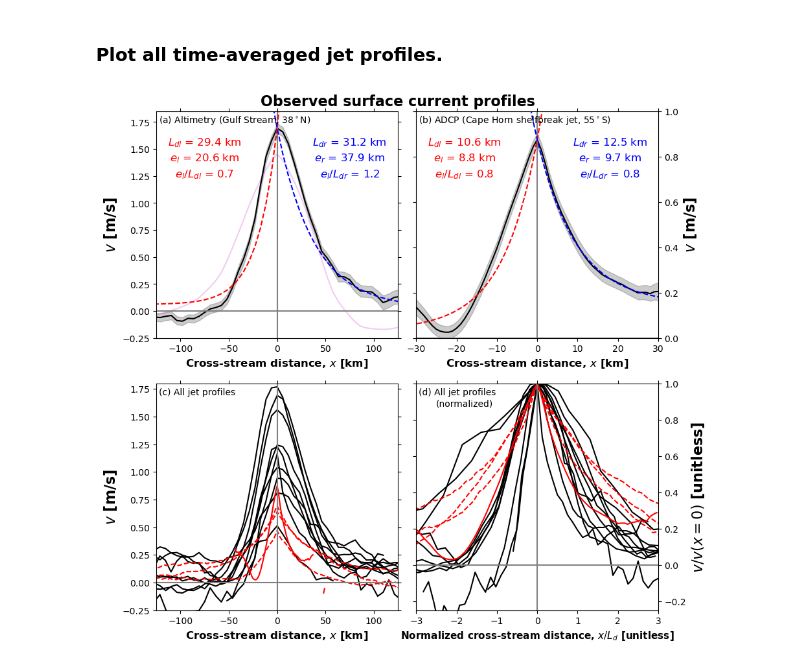
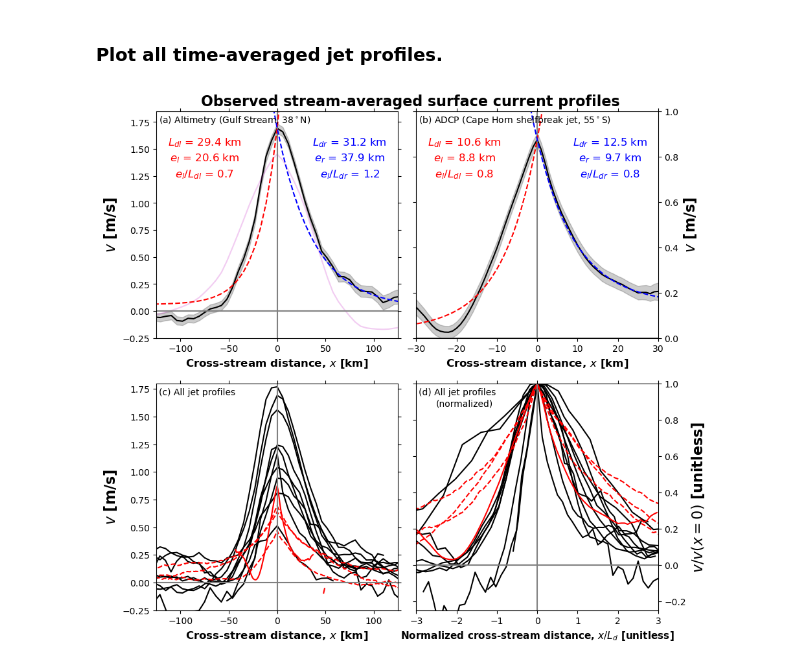
Before and after one commit to apaloczy/SurfaceOceanJets, a Jupyter notebook: plot_figs/fig02/fig02.ipynb, the cells around one changed output. Cells and saved outputs as stored; diff of their text form; code cells hidden in the pictures.

Commit message:
Updates Fig 2 title

```diff
--- a/plot_figs/fig02/fig02.ipynb
+++ b/plot_figs/fig02/fig02.ipynb
@@ -136,34 +136,34 @@ ax1.set_xlim(-xclip, xclip)
 ax1.set_ylim(minuclip, 1.85)
 ax2.set_xlim(-xclip2, xclip2)
 ax2.set_ylim(0, 1.0)
 ax3.set_xlim(-xclip, xclip)
 ax3.set_ylim(minuclip, 1.8)
 ax4.set_xlim(-3, 3)
 ax4.set_ylim(minuclip, 1)
 ax3.axhline(color="gray", linestyle="solid")
 ax3.axvline(color="gray", linestyle="solid")
 ax4.axhline(color="gray", linestyle="solid")
 ax4.axvline(color="gray", linestyle="solid")
 ax1.tick_params(bottom=True, top=True, left=True, right=True)
 ax3.tick_params(bottom=True, top=True, left=True, right=True)
 ax2.tick_params(bottom=True, top=True, left=True, right=True, labelleft=False, labelright=True)
 ax4.tick_params(bottom=True, top=True, left=True, right=True, labelleft=False, labelright=True)
 ax2.yaxis.set_label_position("right"); ax4.yaxis.set_label_position("right")
 ax3.set_xlabel(xlabel, fontsize=12, fontweight="black")
 ax3.set_ylabel("$v$ [m/s]", fontsize=16, fontweight="black")
 ax4.set_xlabel("Normalized cross-stream distance, $x/L_d$ [unitless]", fontsize=11, fontweight="black")
 ax4.set_ylabel("$v/v(x=0)$ [unitless]", fontsize=16, fontweight="black")
 
 xt, yt = 0.01, 0.95
 ax1.text(xt, yt, "(a) Altimetry (Gulf Stream, 38$^\circ$N)", fontsize=10, transform=ax1.transAxes)
 ax2.text(xt, yt, "(b) ADCP (Cape Horn shelfbreak jet, 55$^\circ$S)", fontsize=10, transform=ax2.transAxes)
 ax3.text(xt, yt, "(c) All jet profiles", fontsize=10, transform=ax3.transAxes)
 ax4.text(xt, yt, "(d) All jet profiles", fontsize=10, transform=ax4.transAxes)
 ax4.text(xt+0.07, yt-0.05, "(normalized)", fontsize=10, transform=ax4.transAxes)
 
-ax1.set_title("Observed surface current profiles", fontsize=16, fontweight="black", x=1)
+ax1.set_title("Observed stream-averaged surface current profiles", fontsize=16, fontweight="black", x=1.05)
 fig.subplots_adjust(wspace=0.075)
 # %% [output]
-[figure, old version]
+[figure, new version]
 # %%
 fig.savefig("fig02.png", bbox_inches="tight", dpi=150)
```
Also changed, not shown: 1 other file.
